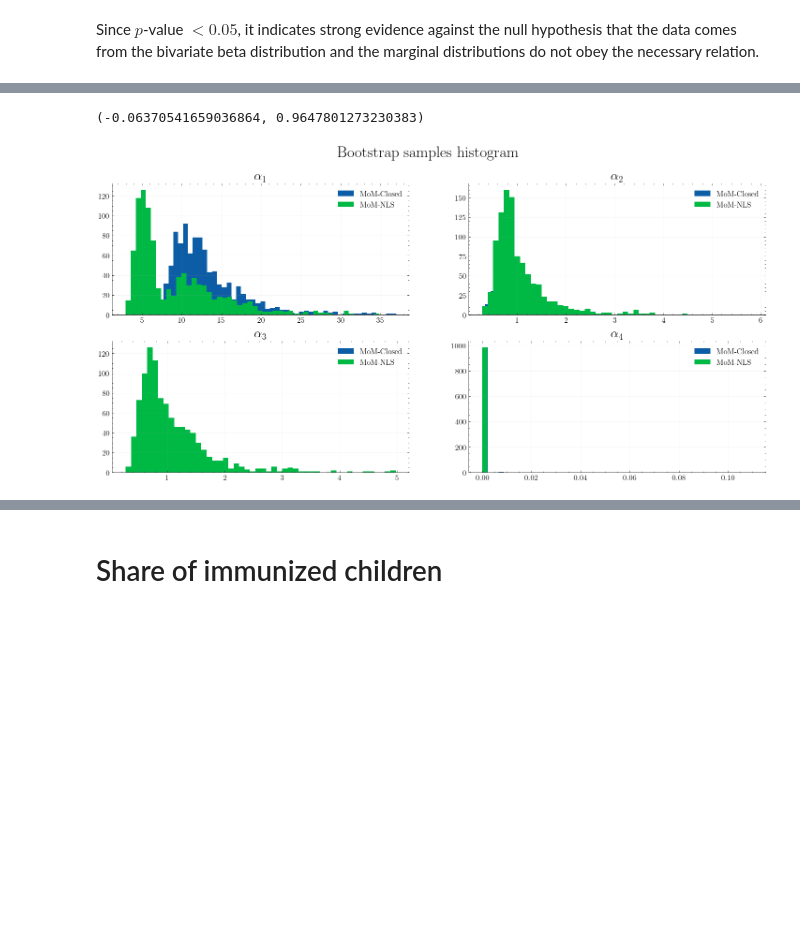
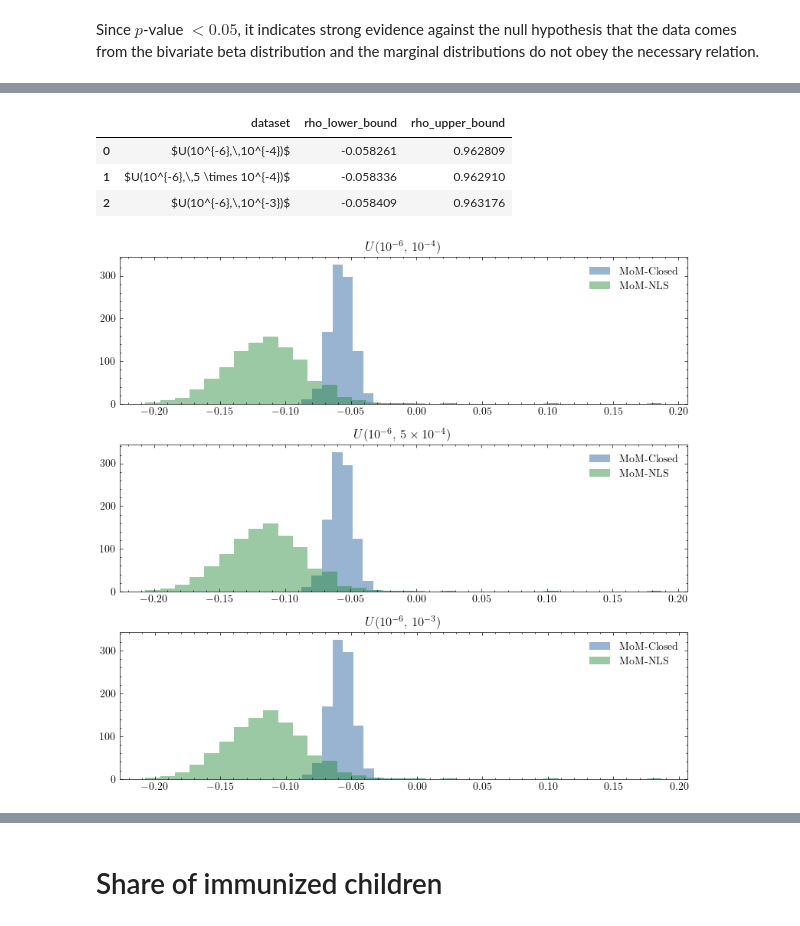
Before and after one commit to lucasmoschen/bivariate-beta, a Jupyter notebook: notebooks/real_data.ipynb, the cells around one changed output, grey strips where cells are left out. Drawn from its saved outputs; the diff is of its cells as text; code cells hidden in the pictures; blank space fills up the shorter version.

Commit message:
examples of real data

```diff
--- a/notebooks/real_data.ipynb
+++ b/notebooks/real_data.ipynb
@@ -206,21 +334,61 @@ distribution.positive_diagnostic_diagnostic(x,y)
 # %%
-# rho interval
--(min(m1*m2, (1-m1)*(1-m2)))/(np.sqrt(m1*m2*(1-m1)*(1-m2))), (min(m1, m2) - m1*m2)/(np.sqrt(m1*m2*(1-m1)*(1-m2)))
+caseB_rho_bounds_rows = []
+for key, dataset in caseB_variants.items():
+    m1_i, m2_i, _, _, _ = dataset['moments']
+    lower = -(min(m1_i * m2_i, (1 - m1_i) * (1 - m2_i))) / np.sqrt(m1_i * m2_i * (1 - m1_i) * (1 - m2_i))
+    upper = (min(m1_i, m2_i) - m1_i * m2_i) / np.sqrt(m1_i * m2_i * (1 - m1_i) * (1 - m2_i))
+    caseB_rho_bounds_rows.append({
+        'dataset': dataset['label'],
+        'rho_lower_bound': lower,
+        'rho_upper_bound': upper,
+    })
+
+caseB_rho_bounds_df = pd.DataFrame(caseB_rho_bounds_rows)
+display(caseB_rho_bounds_df.round(6))
 # %% [output]
-(-0.06370541659036864, 0.9647801273230383)
+|  | dataset | rho_lower_bound | rho_upper_bound |
+| 0 | $U(10^{-6},\,10^{-4})$ | -0.058261 | 0.962809 |
+| 1 | $U(10^{-6},\,5 \times 10^{-4})$ | -0.058336 | 0.962910 |
+| 2 | $U(10^{-6},\,10^{-3})$ | -0.058409 | 0.963176 |
 # %%
-bootstrap_samples_1 = distribution.bootstrap_method(x, y, B=1000, method=distribution.method_moments_estimator_1)
-bootstrap_samples_4 = distribution.bootstrap_method(x, y, B=1000, method=distribution.method_moments_estimator_4)
+caseB_bootstrap_samples_1 = {}
+caseB_bootstrap_samples_4 = {}
+bootstrap_summary_rows = []
 
-fig, ax = plt.subplots(2,2,figsize=(18,8))
-fig.suptitle('Bootstrap samples histogram', fontsize=24)
-for k in range(4):
-    i = k // 2
-    j = k % 2
-    ax[i,j].hist(bootstrap_samples_1[k,:], bins=50, label='MoM-Closed')
-    ax[i,j].hist(bootstrap_samples_4[k,:], bins=50, label='MoM-NLS')
-    ax[i,j].set_title(r'$\alpha_{}$'.format(k+1), fontsize=20)
-    ax[i,j].legend(fontsize=12)
+fig, axes = plt.subplots(len(caseB_variants), 1, figsize=(8, 2.5 * len(caseB_variants)), squeeze=False)
+axes = axes.ravel()
+
+for ax, (key, dataset) in zip(axes, caseB_variants.items()):
+    bs1 = distribution.bootstrap_method(dataset['x'], dataset['y'], B=1000, method=distribution.method_moments_estimator_1)
+    bs4 = distribution.bootstrap_method(dataset['x'], dataset['y'], B=1000, method=distribution.method_moments_estimator_4)
+    caseB_bootstrap_samples_1[key] = bs1
+    caseB_bootstrap_samples_4[key] = bs4
+
+    rho1 = np.array([BivariateBeta(alpha).moments()[-1] for alpha in bs1.T])
+    rho4 = np.array([BivariateBeta(alpha).moments()[-1] for alpha in bs4.T])
+
+    bootstrap_summary_rows.append({
+        'dataset': dataset['label'],
+        'mom_closed_rho_mean': rho1.mean(),
+        'mom_closed_rho_q025': np.quantile(rho1, 0.025),
+        'mom_closed_rho_q975': np.quantile(rho1, 0.975),
+        'mom_nls_rho_mean': rho4.mean(),
+        'mom_nls_rho_q025': np.quantile(rho4, 0.025),
+        'mom_nls_rho_q975': np.quantile(rho4, 0.975),
+    })
+
+    ax.hist(rho1, bins=35, alpha=0.55, label='MoM-Closed', color='#4477AA')
+    ax.hist(rho4, bins=35, alpha=0.45, label='MoM-NLS', color='#228833')
+    ax.set_title(dataset['label'])
+    ax.legend()
+
+plt.tight_layout()
 plt.show()
+
+caseB_bootstrap_summary_df = pd.DataFrame(bootstrap_summary_rows)
+display(caseB_bootstrap_summary_df.round(6))
+
+bootstrap_samples_1 = caseB_bootstrap_samples_1[CASEB_DEFAULT_KEY]
+bootstrap_samples_4 = caseB_bootstrap_samples_4[CASEB_DEFAULT_KEY]
 # %% [output]
-[figure, old version]
+[figure, new version]
```
Also changed, not shown: parts of 70 cells of this notebook, 15 other files.
